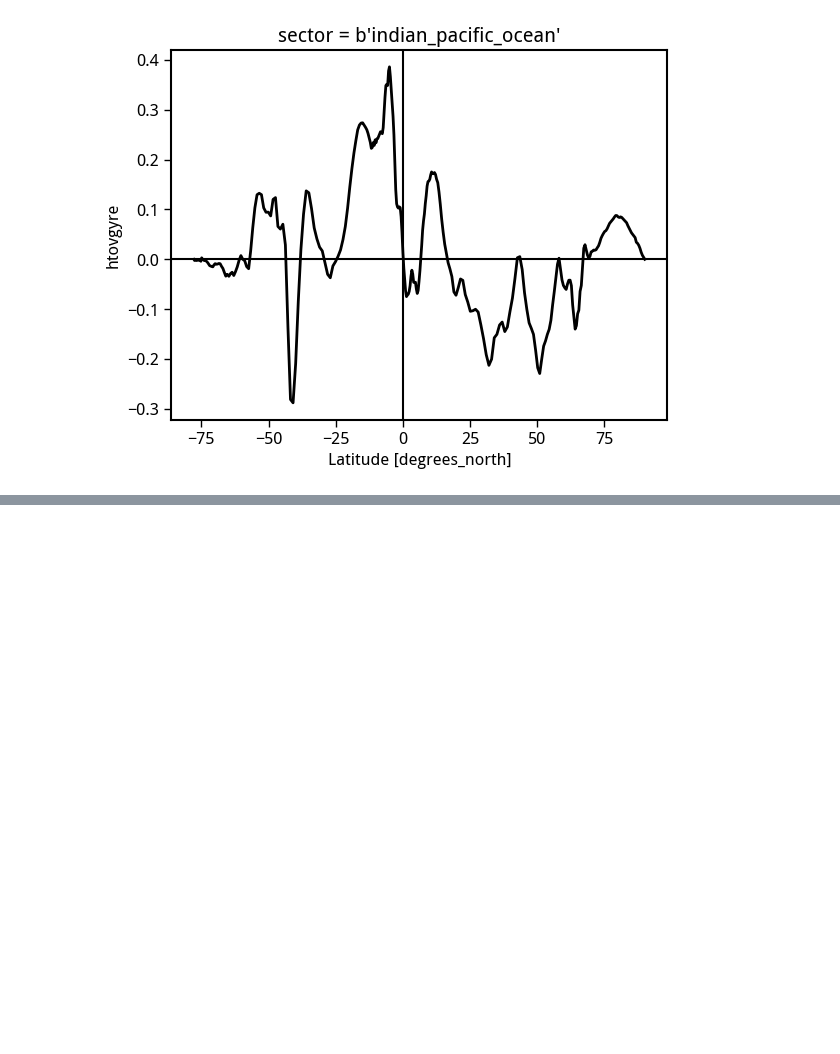
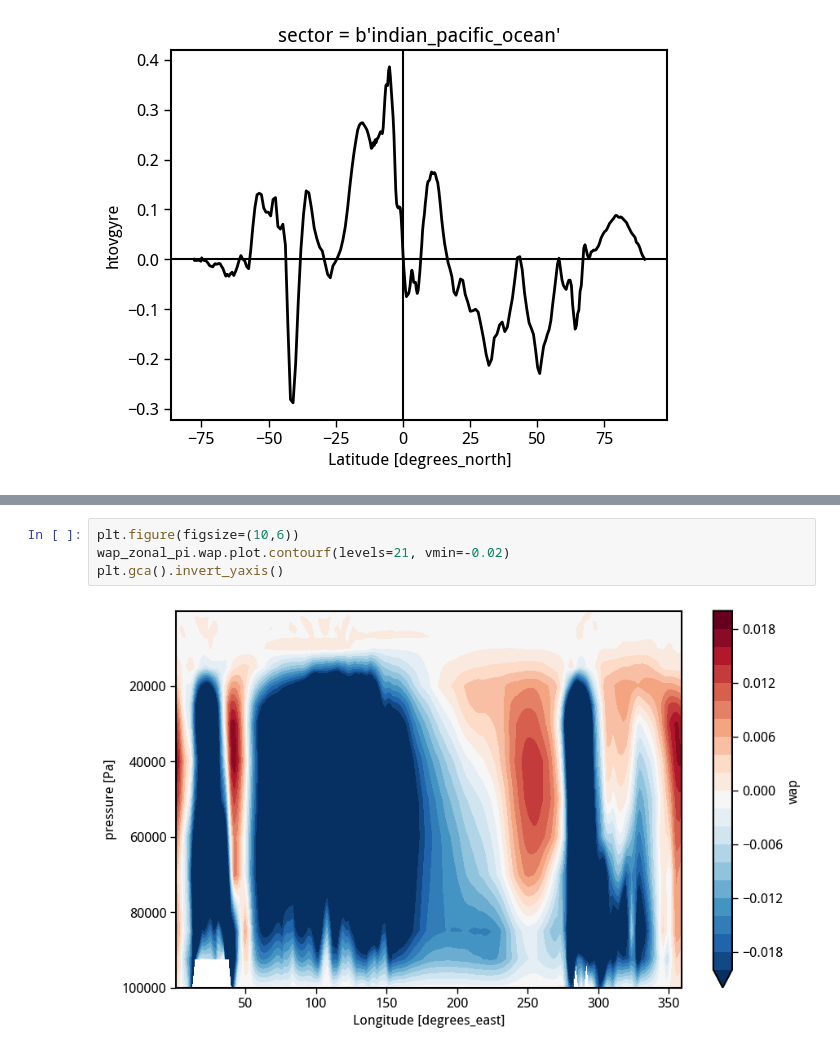
Before and after one commit to adisen99/net_zero_enso_pacific_changes, a Jupyter notebook: 03_proc_stc_analysis.ipynb, the cells around one changed output, grey strips where cells are left out. Drawn from its saved outputs; the diff is of its cells as text; blank space fills up the shorter version.

```diff
--- a/03_proc_stc_analysis.ipynb
+++ b/03_proc_stc_analysis.ipynb
@@ -582,0 +622,6 @@ plt.axvline(0.0, color='k')
+# %%
+plt.figure(figsize=(10,6))
+wap_zonal_pi.wap.plot.contourf(levels=21, vmin=-0.02)
+plt.gca().invert_yaxis()
+# %% [output]
+[figure, added]
```
Also changed, not shown: parts of 10 cells of this notebook, 4 other files.
